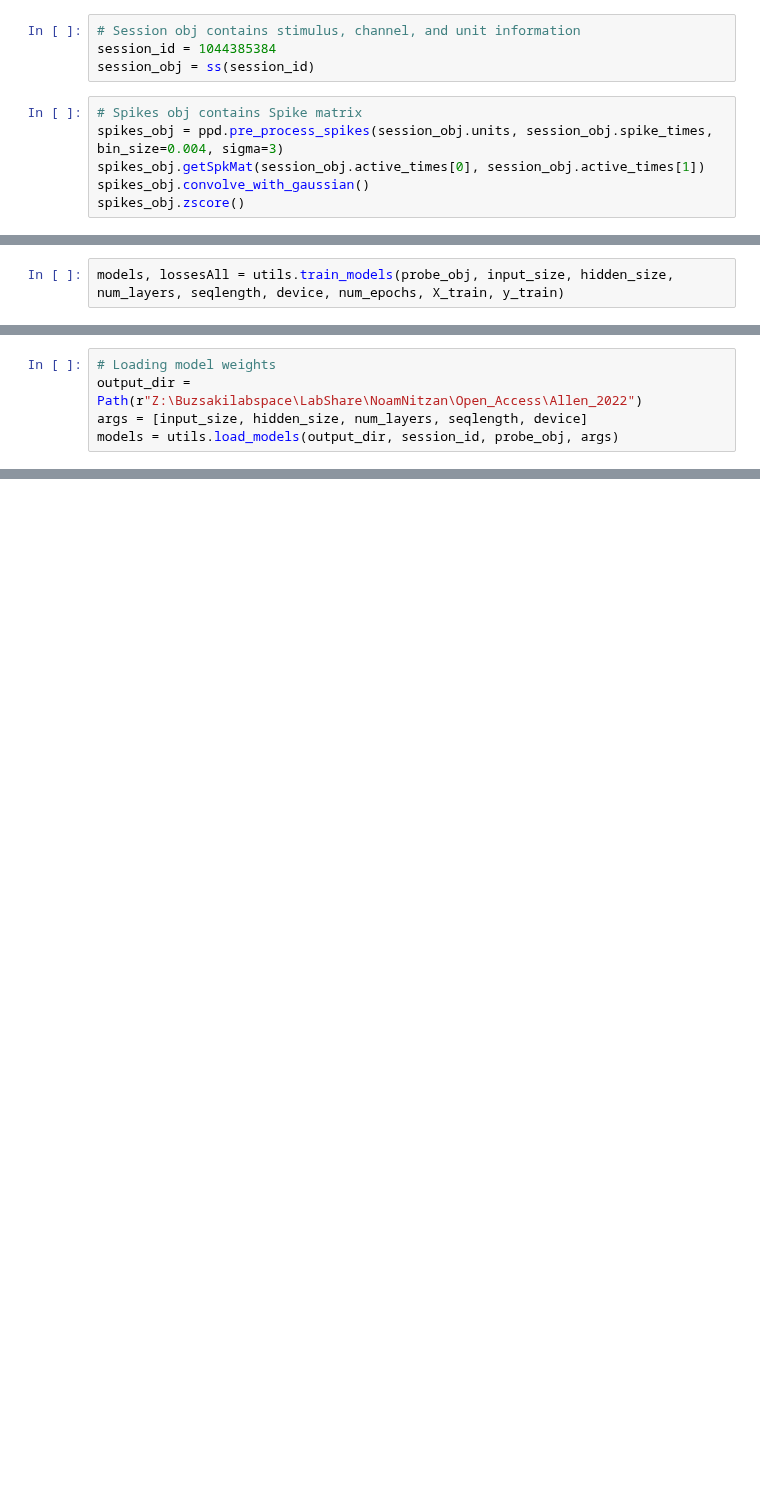
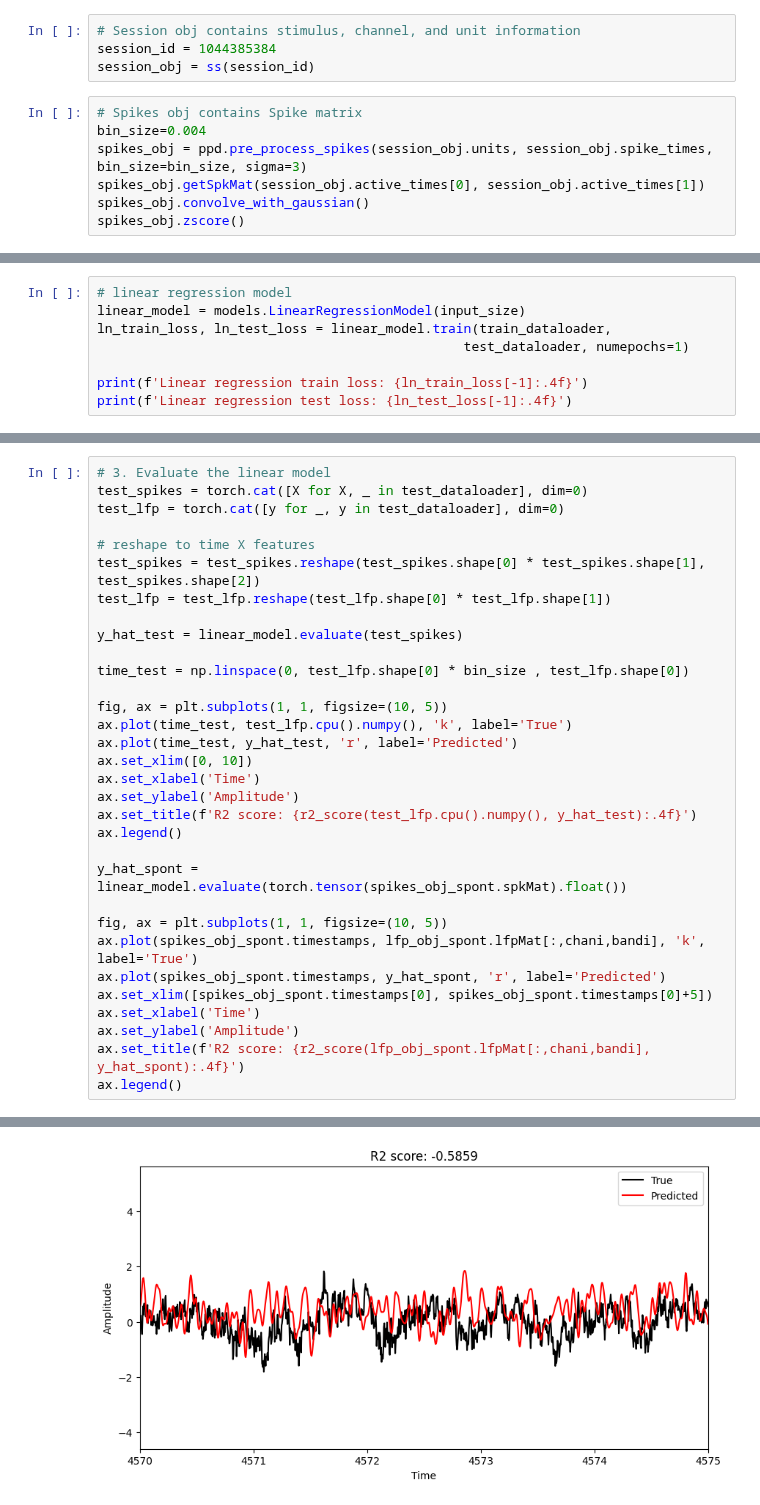
Before and after one commit to nnitzan01/spikes2lfp, a Jupyter notebook: start_notebook.ipynb, the cells around one changed output, grey strips where cells are left out. Saved outputs shown, nothing was run; the diff lists cells and outputs as text; blank space fills up the shorter version.

```diff
--- a/start_notebook.ipynb
+++ b/start_notebook.ipynb
@@ -14,7 +18,8 @@ session_id = 1044385384
 session_obj = ss(session_id)
 # %%
 # Spikes obj contains Spike matrix
-spikes_obj = ppd.pre_process_spikes(session_obj.units, session_obj.spike_times, bin_size=0.004, sigma=3)
+bin_size=0.004
+spikes_obj = ppd.pre_process_spikes(session_obj.units, session_obj.spike_times, bin_size=bin_size, sigma=3)
 spikes_obj.getSpkMat(session_obj.active_times[0], session_obj.active_times[1])
 spikes_obj.convolve_with_gaussian()
 spikes_obj.zscore()
@@ -46,2 +59,0 @@ X_train.shape, y_train.shape, X_test.shape, y_test.shape
-# %%
-models, lossesAll = utils.train_models(probe_obj, input_size, hidden_size, num_layers, seqlength, device, num_epochs, X_train, y_train)
@@ -54,5 +59,0 @@ utils.save_models(models, output_dir, session_id)
-# %%
-# Loading model weights
-output_dir = Path(r"Z:\Buzsakilabspace\LabShare\NoamNitzan\Open_Access\Allen_2022")
-args = [input_size, hidden_size, num_layers, seqlength, device]
-models = utils.load_models(output_dir, session_id, probe_obj, args)
@@ -72,0 +78,8 @@ pa.divide_task_for_attr(models, session_id, output_dir, spikes_obj, bin_size, pr
+# %%
+# linear regression model
+linear_model = models.LinearRegressionModel(input_size)
+ln_train_loss, ln_test_loss = linear_model.train(train_dataloader,
+                                               test_dataloader, numepochs=1)
+
+print(f'Linear regression train loss: {ln_train_loss[-1]:.4f}')
+print(f'Linear regression test loss: {ln_test_loss[-1]:.4f}')
@@ -72,0 +89,33 @@ pa.divide_task_for_attr(models, session_id, output_dir, spikes_obj, bin_size, pr
+# %%
+# 3. Evaluate the linear model
+test_spikes = torch.cat([X for X, _ in test_dataloader], dim=0)
+test_lfp = torch.cat([y for _, y in test_dataloader], dim=0)
+
+# reshape to time X features
+test_spikes = test_spikes.reshape(test_spikes.shape[0] * test_spikes.shape[1], test_spikes.shape[2])
+test_lfp = test_lfp.reshape(test_lfp.shape[0] * test_lfp.shape[1])
+
+y_hat_test = linear_model.evaluate(test_spikes)
+
+time_test = np.linspace(0, test_lfp.shape[0] * bin_size , test_lfp.shape[0])
+
+fig, ax = plt.subplots(1, 1, figsize=(10, 5))
+ax.plot(time_test, test_lfp.cpu().numpy(), 'k', label='True')
+ax.plot(time_test, y_hat_test, 'r', label='Predicted')
+ax.set_xlim([0, 10])
+ax.set_xlabel('Time')
+ax.set_ylabel('Amplitude')
+ax.set_title(f'R2 score: {r2_score(test_lfp.cpu().numpy(), y_hat_test):.4f}')
+ax.legend()
+
+y_hat_spont = linear_model.evaluate(torch.tensor(spikes_obj_spont.spkMat).float())
+
+fig, ax = plt.subplots(1, 1, figsize=(10, 5))
+ax.plot(spikes_obj_spont.timestamps, lfp_obj_spont.lfpMat[:,chani,bandi], 'k', label='True')
+ax.plot(spikes_obj_spont.timestamps, y_hat_spont, 'r', label='Predicted')
+ax.set_xlim([spikes_obj_spont.timestamps[0], spikes_obj_spont.timestamps[0]+5])
+ax.set_xlabel('Time')
+ax.set_ylabel('Amplitude')
+ax.set_title(f'R2 score: {r2_score(lfp_obj_spont.lfpMat[:,chani,bandi], y_hat_spont):.4f}')
+ax.legend()
+# %% [output]
@@ -72,0 +123 @@ pa.divide_task_for_attr(models, session_id, output_dir, spikes_obj, bin_size, pr
+[figure, added]
```
Also changed, not shown: parts of 19 cells of this notebook.
